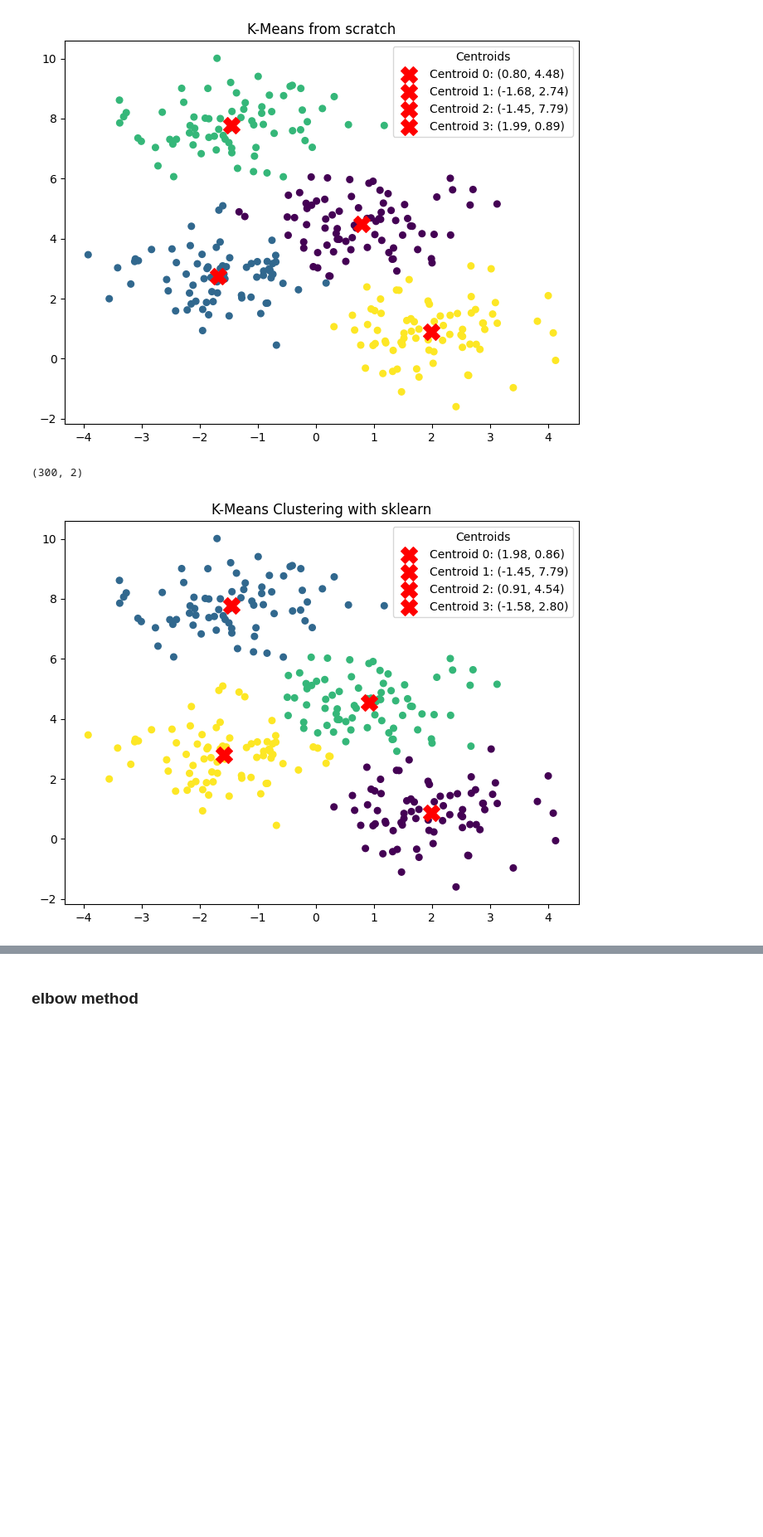
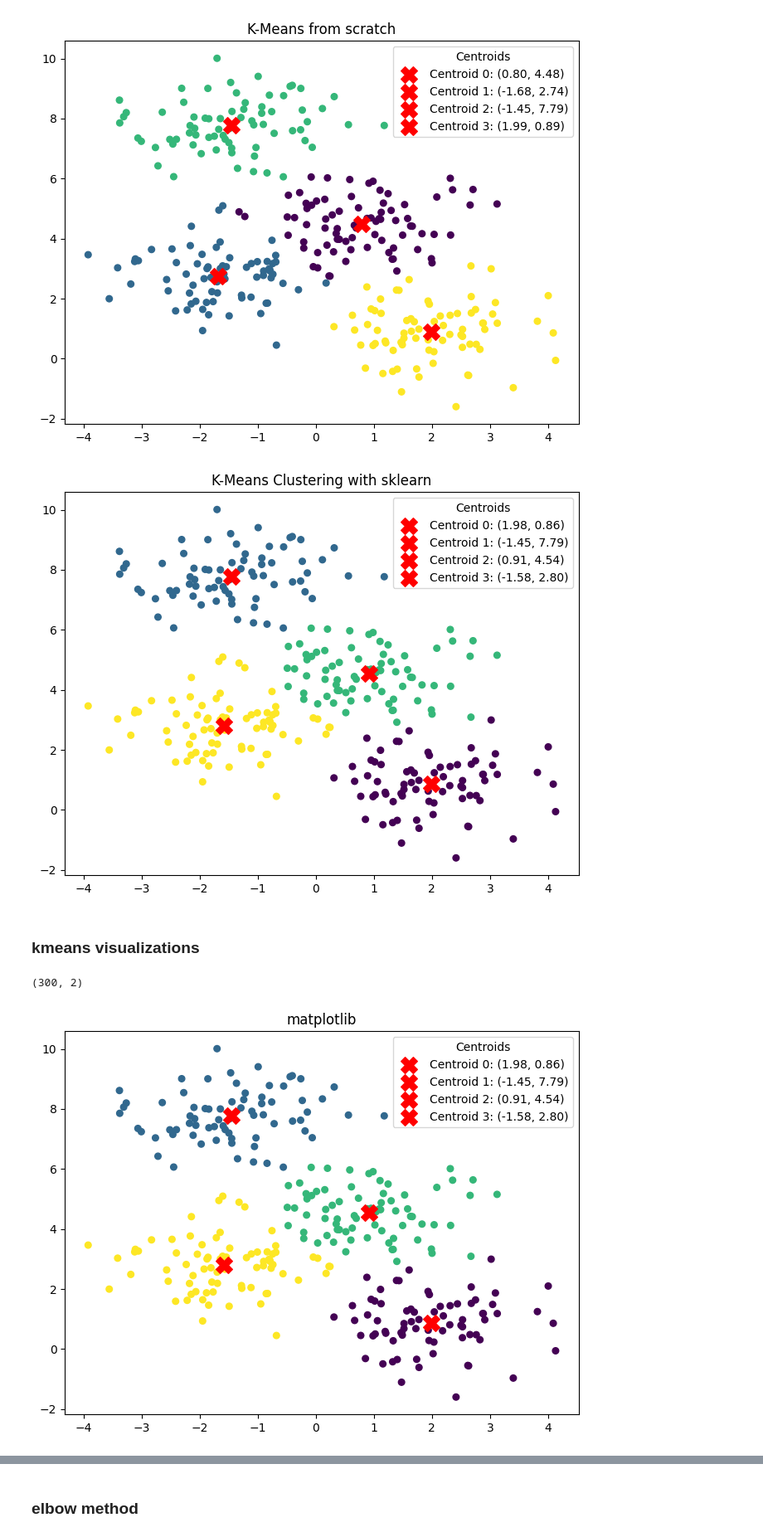
Before and after one commit to veldhub/veld_code__embeddings_platform, a Jupyter notebook: src/notebooks/analyse_embeddings.ipynb, the cells around one changed output, grey strips where cells are left out. Shown at 83% size. Saved outputs shown, nothing was run; the diff lists cells and outputs as text; code cells hidden in the pictures; blank space fills up the shorter version.

```diff
--- a/src/notebooks/analyse_embeddings.ipynb
+++ b/src/notebooks/analyse_embeddings.ipynb
@@ -156,10 +245,14 @@ def assign_centroid(data, centroids, debug_print=False):
         print("distances[0]:", distances[0])
         print("data[0]:", data[0])
         print("centroids:", centroids)
-        print("np.linalg.norm(data[0] - centroids, axis=1):", np.linalg.norm(data[0] - centroids, axis=1))
+        print(
+            "np.linalg.norm(data[0] - centroids, axis=1):",
+            np.linalg.norm(data[0] - centroids, axis=1),
+        )
         print("data_centroids_indices[0]:", data_centroids_indices[0])
     return data_centroids_indices
 
+
 data_centroids_indices_test = assign_centroid(data_test, centroids_test, True)
 # %% [output]
 -- assign_centroid --
@@ -235,13 +335,10 @@ plt.show()
 # %% [output]
 [figure]
 # %%
+import matplotlib.pyplot as plt
 import numpy as np
-import matplotlib.pyplot as plt
 from sklearn.cluster import KMeans
 from sklearn.datasets import make_blobs
-
-data_test, _ = make_blobs(n_samples=300, centers=4, cluster_std=0.9, random_state=0)
-print(data_test.shape)
 
 kmeans = KMeans(n_clusters=4, random_state=42)
 kmeans.fit(data_test)
@@ -249,16 +346,45 @@ centroids = kmeans.cluster_centers_
 labels = kmeans.labels_
 
 plt.figure(figsize=(8, 6))
-plt.scatter(data_test[:, 0], data_test[:, 1], c=labels, cmap='viridis', s=30)
+plt.scatter(data_test[:, 0], data_test[:, 1], c=labels, cmap="viridis", s=30)
 handles = []
 labels_for_legend = []
 for i, (x, y) in enumerate(centroids):
-    handle = plt.scatter(x, y, color='red', s=200, marker='X')
+    handle = plt.scatter(x, y, color="red", s=200, marker="X")
     handles.append(handle)
-    labels_for_legend.append(f'Centroid {i}: ({x:.2f}, {y:.2f})')
-plt.legend(handles, labels_for_legend, title="Centroids", loc='best')
+    labels_for_legend.append(f"Centroid {i}: ({x:.2f}, {y:.2f})")
+plt.legend(handles, labels_for_legend, title="Centroids", loc="best")
 plt.title("K-Means Clustering with sklearn")
 plt.show()
 # %% [output]
-(300, 2)
 [figure]
+# %% [markdown]
+### kmeans visualizations
+# %%
+import matplotlib.pyplot as plt
+import numpy as np
+from sklearn.cluster import KMeans
+from sklearn.datasets import make_blobs
+
+data_test, _ = make_blobs(n_samples=300, centers=4, cluster_std=0.9, random_state=0)
+print(data_test.shape)
+
+kmeans = KMeans(n_clusters=4, random_state=42)
+kmeans.fit(data_test)
+centroids = kmeans.cluster_centers_
+labels = kmeans.labels_
+
+plt.figure(figsize=(8, 6))
+plt.scatter(data_test[:, 0], data_test[:, 1], c=labels, cmap="viridis", s=30)
+handles = []
+labels_for_legend = []
+for i, (x, y) in enumerate(centroids):
+    handle = plt.scatter(x, y, color="red", s=200, marker="X")
+    handles.append(handle)
+    labels_for_legend.append(f"Centroid {i}: ({x:.2f}, {y:.2f})")
+plt.legend(handles, labels_for_legend, title="Centroids", loc="best")
+plt.title("matplotlib")
+plt.show()
+# %% [output]
+(300, 2)
+[figure, added]
```
Also changed, not shown: parts of 21 cells of this notebook, 1 other file.
